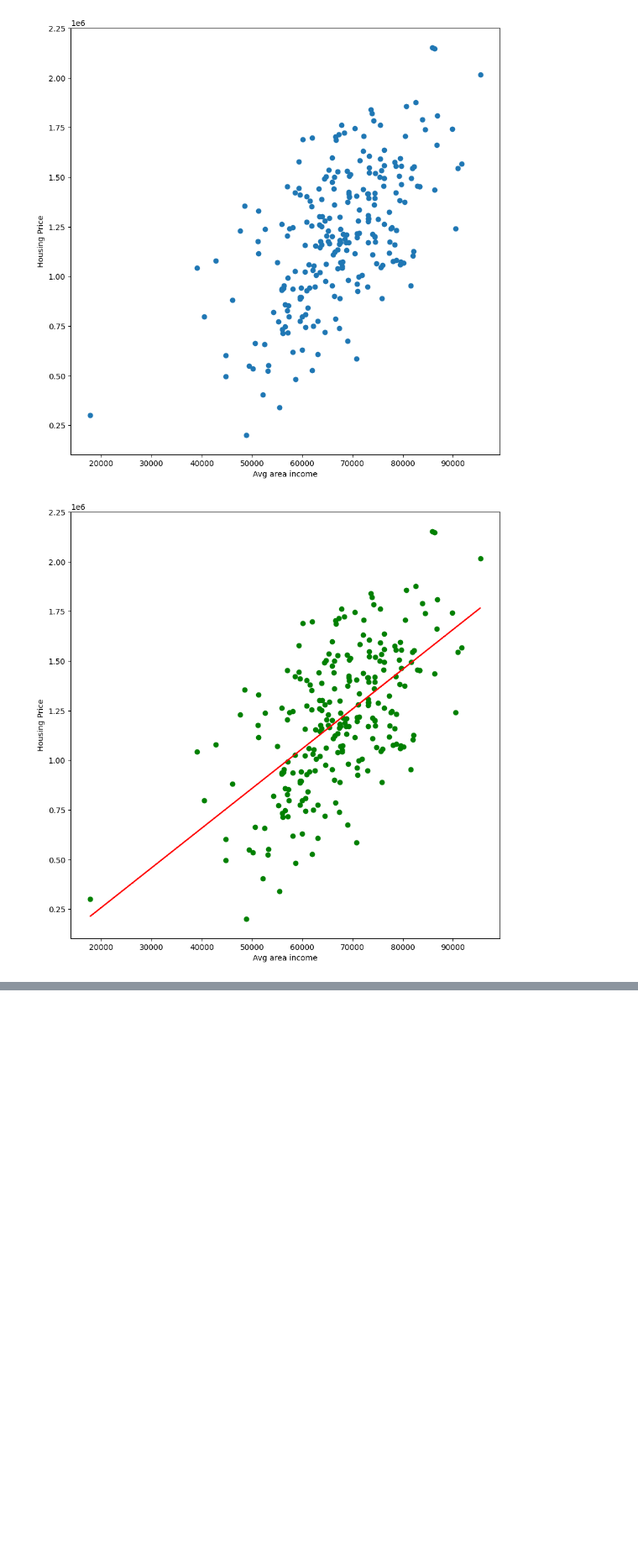
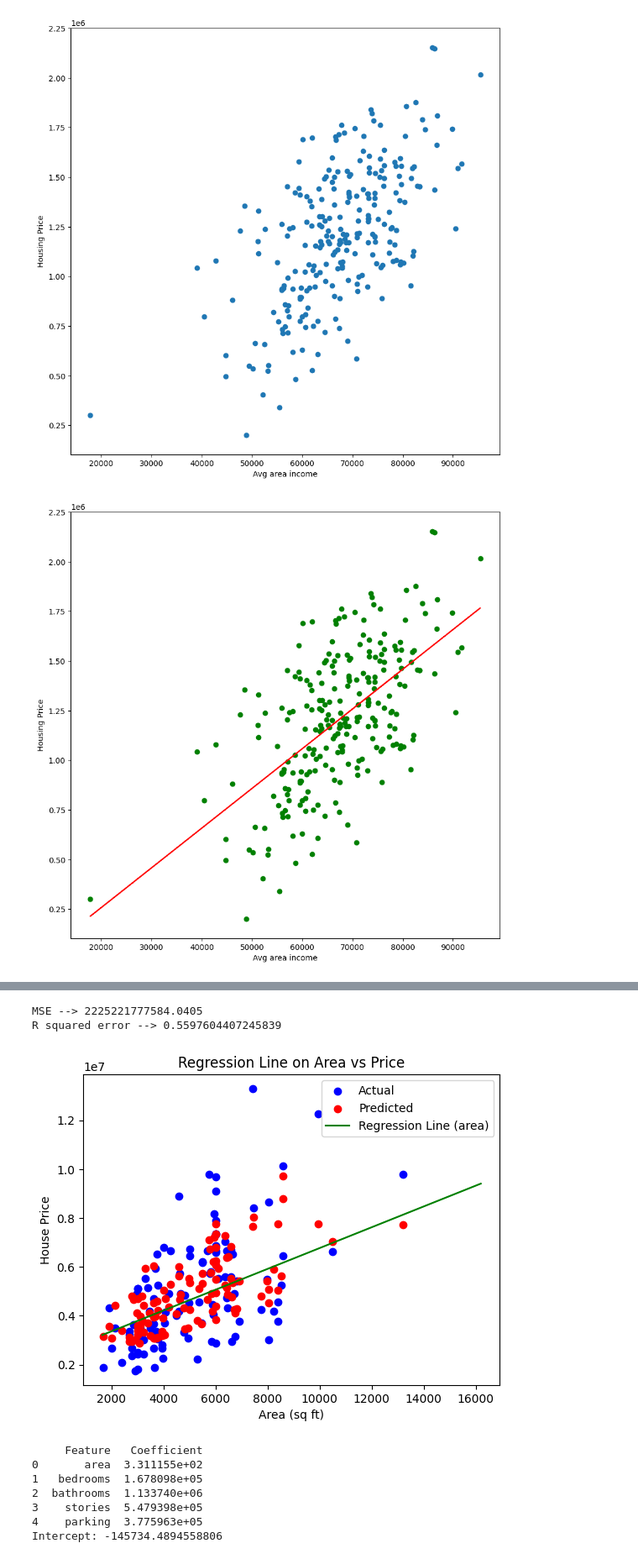
Before and after one commit to SarveshTikekar/CSL701-Machine-Learning, a Jupyter notebook: LinearRegression.ipynb, the cells around one changed output, grey strips where cells are left out. Shown: that part at 84% size. Drawn from its saved outputs; the diff is of its cells as text; code cells hidden in the pictures; blank space fills up the shorter version.

Commit message:
More Linear Regression with advanced practice

```diff
--- a/LinearRegression.ipynb
+++ b/LinearRegression.ipynb
@@ -116,0 +123,4 @@ linearRegression(X, y)
+# %%
+#For a new housing dataset
+
+data2 = pd.read_csv('Housing.csv')
@@ -116,0 +148,53 @@ linearRegression(X, y)
+# %%
+# Linear Regress model object and fitting our features and classes
+
+lr_model = LinearRegression()
+lr_model.fit(X, y)
+
+# Predicting value based on X_test
+
+y_pred = lr_model.predict(X_test)
+
+#Metric calculation
+mse = mean_squared_error(y_test, y_pred)
+r2 = r2_score(y_test, y_pred)
+
+print(f"MSE --> {mse}")
+print(f"R squared error --> {r2}")
+# %% [output]
+MSE --> 2225221777584.0405
+R squared error --> 0.5597604407245839
+# %%
+#We plot a scatter plot
+
+plt.scatter(X_test['area'], y_test, color='blue', label='Actual')
+plt.scatter(X_test['area'], y_pred, color='red', label='Predicted')
+
+
+area_values = np.linspace(X['area'].min(), X['area'].max(), 100).reshape(-1, 1)
+
+area_model = LinearRegression()
+area_model.fit(X_train[['area']], y_train)
+# two square brackets convert input to 2d column
+area_pred_line = area_model.predict(area_values)
+plt.plot(area_values, area_pred_line, color='green', label='Regression Line (area)')
+
+plt.xlabel('Area (sq ft)')
+plt.ylabel('House Price')
+plt.title('Regression Line on Area vs Price')
+plt.legend()
+plt.show()
+
+# Coefficients
+coefficients = pd.DataFrame({'Feature': X.columns, 'Coefficient': lr_model.coef_})
+print(coefficients)
+print("Intercept:", lr_model.intercept_)
+# %% [output]
+[figure, added]
+     Feature   Coefficient
+0       area  3.311155e+02
+1   bedrooms  1.678098e+05
+2  bathrooms  1.133740e+06
+3    stories  5.479398e+05
+4    parking  3.775963e+05
+Intercept: -145734.4894558806
```
Also changed, not shown: parts of 14 cells of this notebook, 6 other files.
